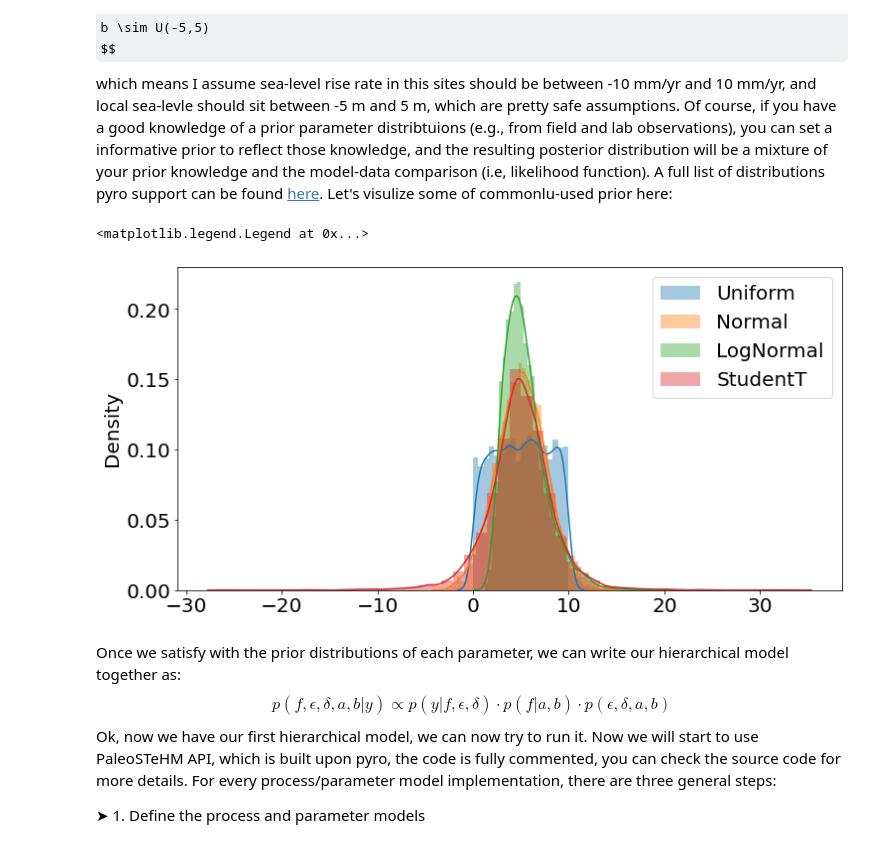
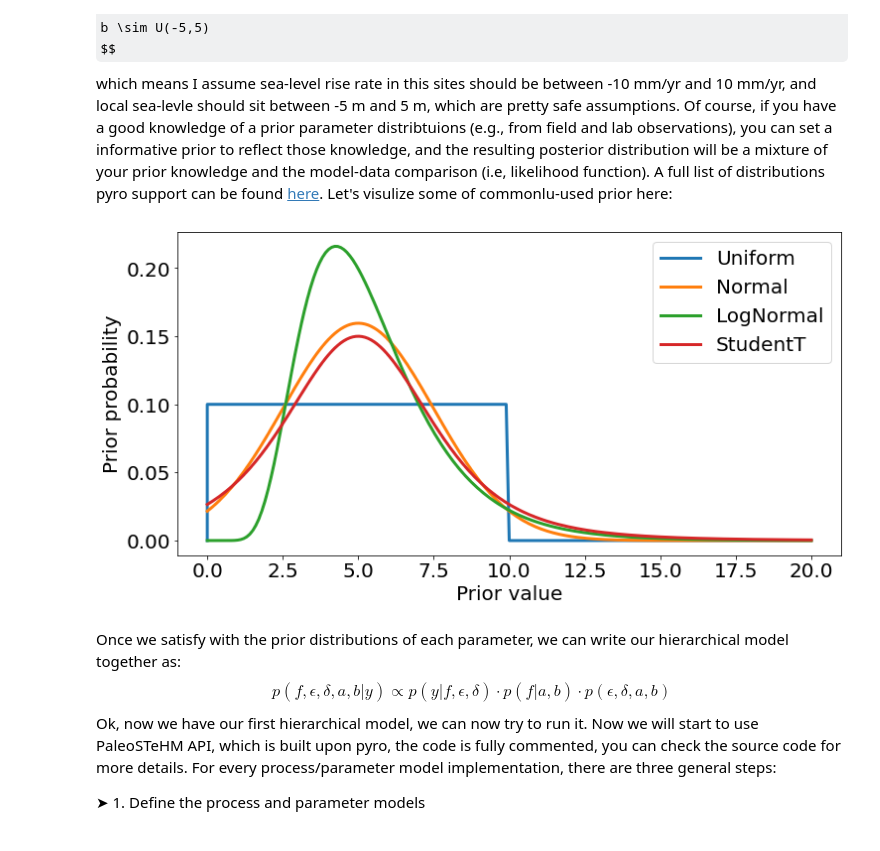
Before and after one commit to radical-collaboration/PaleoSTeHM, a Jupyter notebook: Tutorials/1. Introduction/2. Process level modelling.ipynb, the cells around one changed output. Cells and saved outputs as stored; diff of their text form; code cells hidden in the pictures; some formulas as TeX source.

```diff
--- a/Tutorials/1. Introduction/2. Process level modelling.ipynb
+++ b/Tutorials/1. Introduction/2. Process level modelling.ipynb
@@ -153,18 +153,25 @@ $$
 which means I assume sea-level rise rate in this sites should be between -10 mm/yr and 10 mm/yr, and local sea-levle should sit between -5 m and 5 m, which are pretty safe assumptions. Of course, if you have a good knowledge of a prior parameter distribtuions (e.g., from field and lab observations), you can set a informative prior to reflect those knowledge, and the resulting posterior distribution will be a mixture of your prior knowledge and the model-data comparison (i.e, likelihood function). A full list of distributions pyro support can be found [here](https://docs.pyro.ai/en/stable/distributions.html). Let's visulize some of commonlu-used prior here:
 # %%
 import pyro.distributions as dist
-uniform_prior = dist.Uniform(0,10).sample([5000]).numpy()
-normal_prior = dist.Normal(5,2.5).sample([5000]).numpy()
-lognormal_prior = dist.LogNormal(np.log(5),0.4).sample([5000]).numpy()
-studentt_prior = dist.StudentT(df = 4,loc=5,scale=2.5).sample([5000]).numpy()
-sns.distplot(uniform_prior,label='Uniform')
-sns.distplot(normal_prior,label='Normal')
-sns.distplot(lognormal_prior,label='LogNormal')
-sns.distplot(studentt_prior,label='StudentT')
-plt.legend()
+test_value = torch.linspace(1e-5,9.9,200)
+test_value2 = torch.linspace(1e-5,20,200)
+
+uniform_prior = dist.Uniform(0,10).log_prob(test_value).exp()
+normal_prior = dist.Normal(5,2.5).log_prob(test_value2).exp()
+lognormal_prior = dist.LogNormal(np.log(5),0.4).log_prob(test_value2).exp()
+studentt_prior = dist.StudentT(df = 4,loc=5,scale=2.5).log_prob(test_value2).exp()
+uniform_prior = torch.cat((torch.zeros(1),uniform_prior,torch.zeros(2)))
+test_value =  torch.cat((torch.zeros(1),test_value,torch.ones(1)*10,torch.ones(1)*20))
+
+plt.plot(test_value,uniform_prior,label='Uniform',lw=3)
+plt.plot(test_value2,normal_prior,label='Normal',lw=3)
+plt.plot(test_value2,lognormal_prior,label='LogNormal',lw=3)
+plt.plot(test_value2,studentt_prior,label='StudentT',lw=3)
+plt.xlabel('Prior value')
+plt.ylabel('Prior probability')
+plt.legend();
 # %% [output]
-<matplotlib.legend.Legend at 0x...>
-[figure, old version]
+[figure, new version]
 # %% [markdown]
 
 Once we satisfy with the prior distributions of each parameter, we can write our hierarchical model together as:
```
Also changed, not shown: parts of 1 cell of this notebook, 8 other files.
